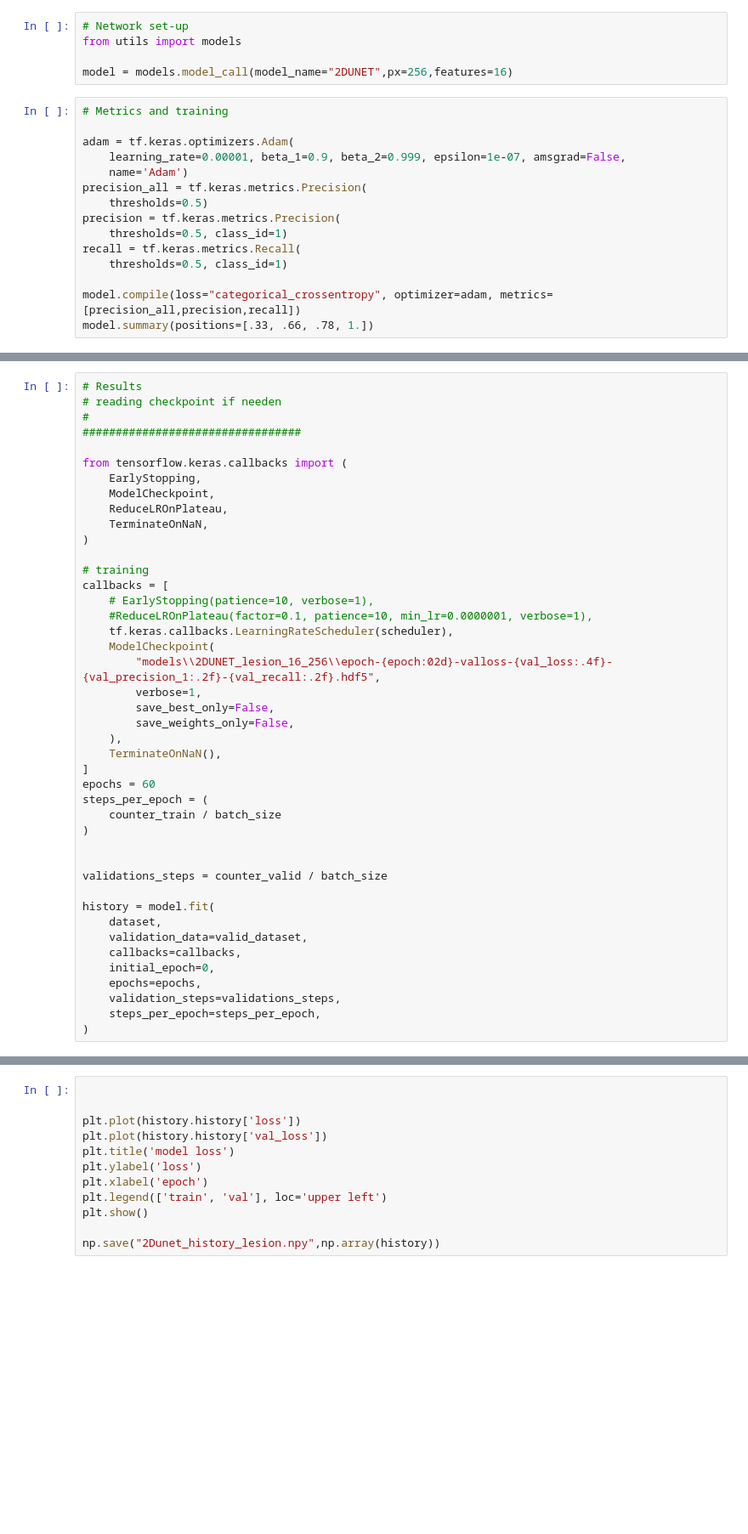
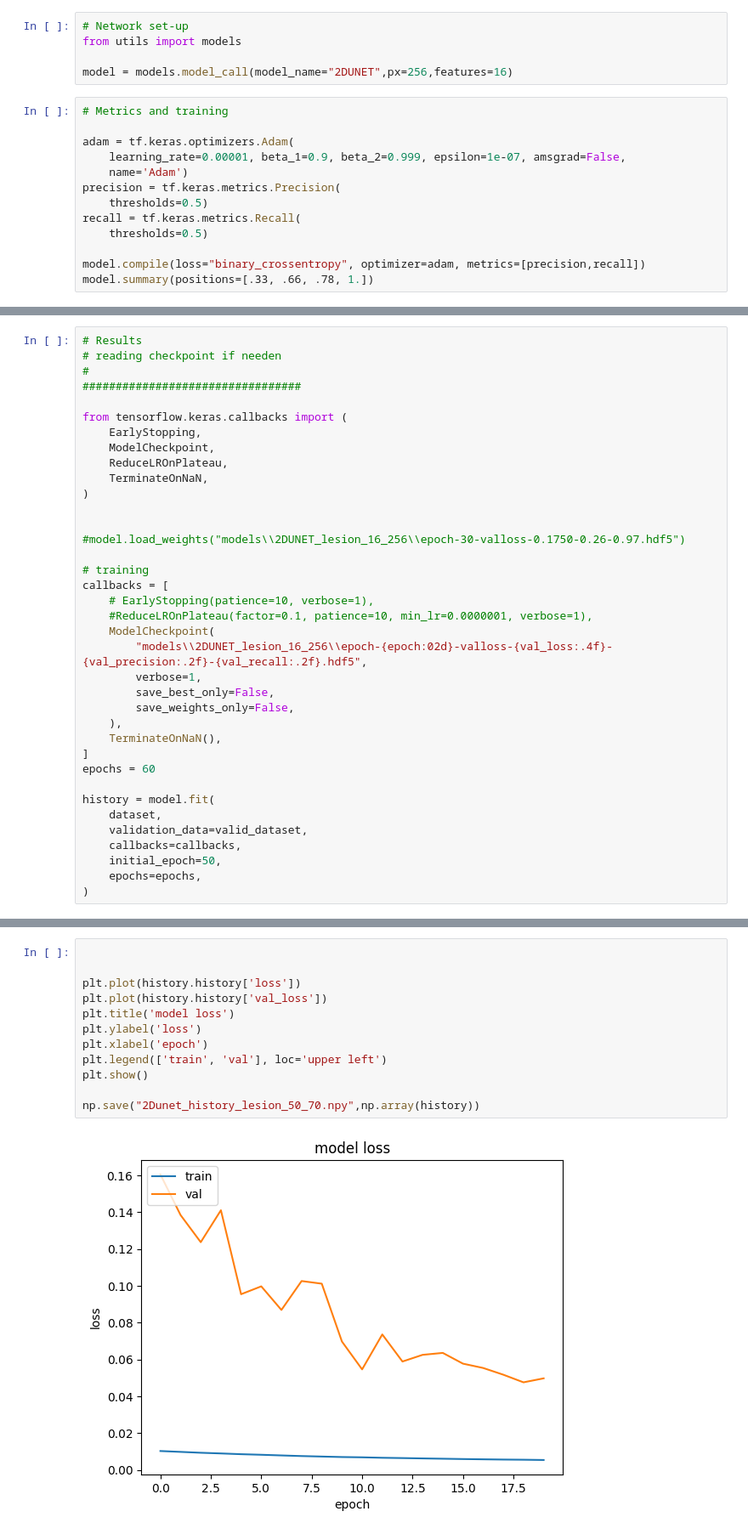
Before and after one commit to Kaczmarekrr/3DRDNN, a Jupyter notebook: pipeline_lesion_segmentation.ipynb, the cells around one changed output, grey strips where cells are left out. Shown at 85% size. Cells and saved outputs as stored; diff of their text form; blank space fills up the shorter version.

Commit message:
working models for master

```diff
--- a/pipeline_lesion_segmentation.ipynb
+++ b/pipeline_lesion_segmentation.ipynb
@@ -109,14 +86,12 @@ model = models.model_call(model_name="2DUNET",px=256,features=16)
 adam = tf.keras.optimizers.Adam(
     learning_rate=0.00001, beta_1=0.9, beta_2=0.999, epsilon=1e-07, amsgrad=False,
     name='Adam')
-precision_all = tf.keras.metrics.Precision(
+precision = tf.keras.metrics.Precision(
     thresholds=0.5)
-precision = tf.keras.metrics.Precision(
-    thresholds=0.5, class_id=1)
 recall = tf.keras.metrics.Recall(
-    thresholds=0.5, class_id=1)
+    thresholds=0.5)
 
-model.compile(loss="categorical_crossentropy", optimizer=adam, metrics=[precision_all,precision,recall])
+model.compile(loss="binary_crossentropy", optimizer=adam, metrics=[precision,recall])
 model.summary(positions=[.33, .66, .78, 1.])
 # %% [output]
 Model: "model"
@@ -149,13 +124,15 @@ from tensorflow.keras.callbacks import (
     TerminateOnNaN,
 )
 
+
+#model.load_weights("models\\2DUNET_lesion_16_256\\epoch-30-valloss-0.1750-0.26-0.97.hdf5")
+
 # training
 callbacks = [
     # EarlyStopping(patience=10, verbose=1),
     #ReduceLROnPlateau(factor=0.1, patience=10, min_lr=0.0000001, verbose=1),
-    tf.keras.callbacks.LearningRateScheduler(scheduler),
     ModelCheckpoint(
-        "models\\2DUNET_lesion_16_256\\epoch-{epoch:02d}-valloss-{val_loss:.4f}-{val_precision_1:.2f}-{val_recall:.2f}.hdf5",
+        "models\\2DUNET_lesion_16_256\\epoch-{epoch:02d}-valloss-{val_loss:.4f}-{val_precision:.2f}-{val_recall:.2f}.hdf5",
         verbose=1,
         save_best_only=False,
         save_weights_only=False,
@@ -163,20 +140,12 @@ callbacks = [
     TerminateOnNaN(),
 ]
 epochs = 60
-steps_per_epoch = (
-    counter_train / batch_size
-)
-
-
-validations_steps = counter_valid / batch_size
 
 history = model.fit(
     dataset,
     validation_data=valid_dataset,
     callbacks=callbacks,
-    initial_epoch=0,
+    initial_epoch=50,
     epochs=epochs,
-    validation_steps=validations_steps,
-    steps_per_epoch=steps_per_epoch,
 )
 # %% [output]
@@ -201,13 +169,14 @@ KeyboardInterrupt:
 # %%
 
 
 plt.plot(history.history['loss'])
 plt.plot(history.history['val_loss'])
 plt.title('model loss')
 plt.ylabel('loss')
 plt.xlabel('epoch')
 plt.legend(['train', 'val'], loc='upper left')
 plt.show()
 
-np.save("2Dunet_history_lesion.npy",np.array(history))
+np.save("2Dunet_history_lesion_50_70.npy",np.array(history))
 # %% [output]
+[figure, added]
```
Also changed, not shown: parts of 11 cells of this notebook, 6 other files.
